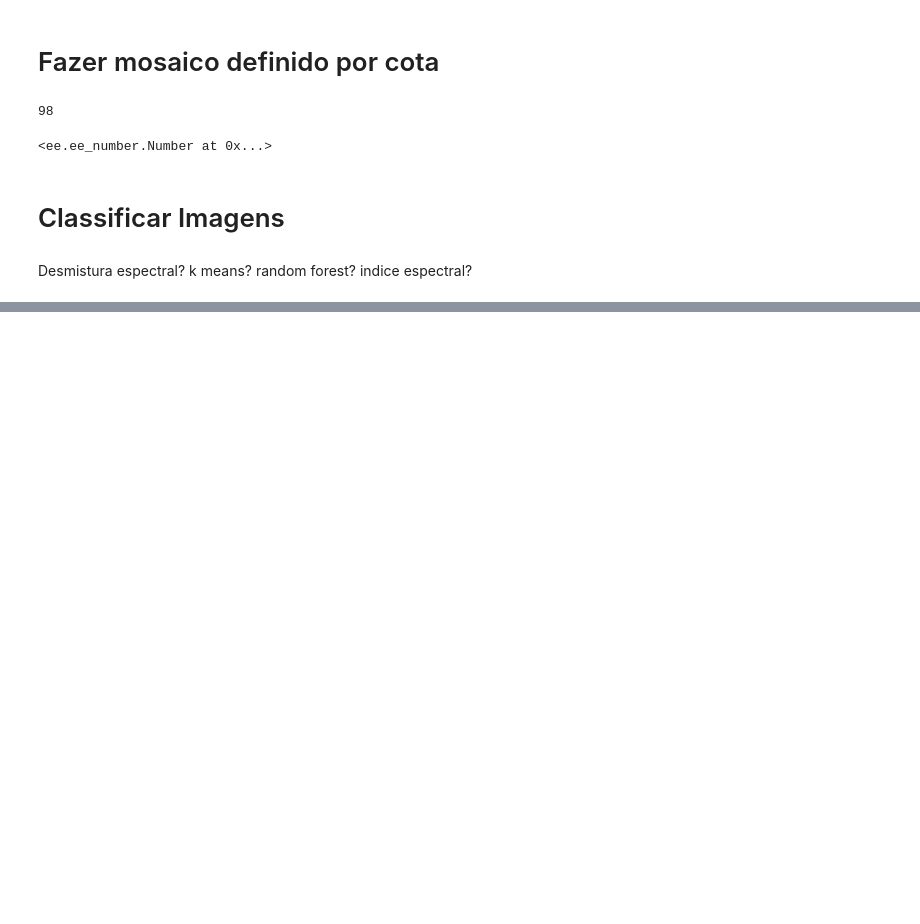
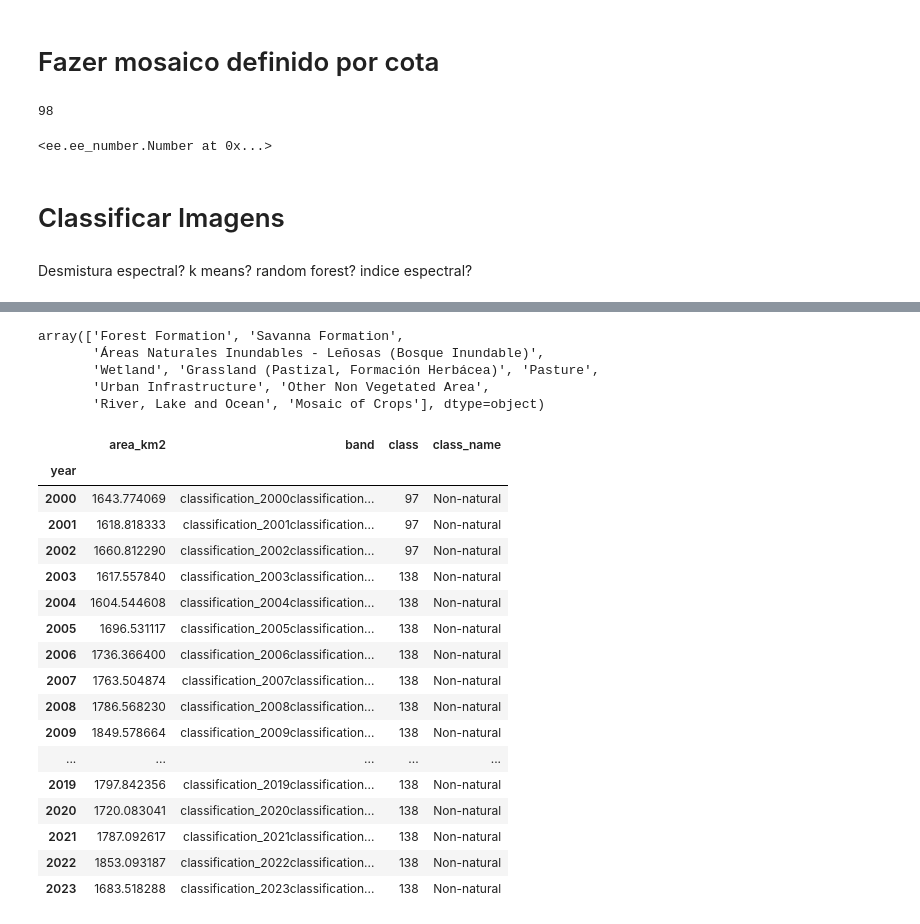
Before and after one commit to larissavaladao/py6s_harmonize_sample, a Jupyter notebook: 5. parameters_by_period/7.land_cover_time_series.ipynb, the cells around one changed output, grey strips where cells are left out. Drawn from its saved outputs; the diff is of its cells as text; code cells hidden in the pictures; blank space fills up the shorter version.

```diff
--- a/5. parameters_by_period/7.land_cover_time_series.ipynb
+++ b/5. parameters_by_period/7.land_cover_time_series.ipynb
@@ -172,0 +197,33 @@ Desmistura espectral? k means? random forest? indice espectral?
+# %%
+df_classes_area['class_name'].unique()
+# %% [output]
+array(['Forest Formation', 'Savanna Formation',
+       'Áreas Naturales Inundables - Leñosas (Bosque Inundable)',
+       'Wetland', 'Grassland (Pastizal, Formación Herbácea)', 'Pasture',
+       'Urban Infrastructure', 'Other Non Vegetated Area',
+       'River, Lake and Ocean', 'Mosaic of Crops'], dtype=object)
+# %%
+dados_non_nat = df_classes_area.loc[df_classes_area['class_name'].isin(['Pasture',
+       'Urban Infrastructure', 'Other Non Vegetated Area','Mosaic of Crops','River, Lake and Ocean'])].copy()
+dados_non_nat = dados_non_nat.groupby(by=['year']).sum()
+dados_non_nat['class_name'] = 'Non-natural'
+dados_non_nat
+# %% [output]
+|  | area_km2 | band | class | class_name |
+| year |  |  |  |  |
+| 2000 | 1643.774069 | classification_2000classification... | 97 | Non-natural |
+| 2001 | 1618.818333 | classification_2001classification... | 97 | Non-natural |
+| 2002 | 1660.812290 | classification_2002classification... | 97 | Non-natural |
+| 2003 | 1617.557840 | classification_2003classification... | 138 | Non-natural |
+| 2004 | 1604.544608 | classification_2004classification... | 138 | Non-natural |
+| 2005 | 1696.531117 | classification_2005classification... | 138 | Non-natural |
+| 2006 | 1736.366400 | classification_2006classification... | 138 | Non-natural |
+| 2007 | 1763.504874 | classification_2007classification... | 138 | Non-natural |
+| 2008 | 1786.568230 | classification_2008classification... | 138 | Non-natural |
+| 2009 | 1849.578664 | classification_2009classification... | 138 | Non-natural |
+| ... | ... | ... | ... | ... |
+| 2019 | 1797.842356 | classification_2019classification... | 138 | Non-natural |
+| 2020 | 1720.083041 | classification_2020classification... | 138 | Non-natural |
+| 2021 | 1787.092617 | classification_2021classification... | 138 | Non-natural |
+| 2022 | 1853.093187 | classification_2022classification... | 138 | Non-natural |
+| 2023 | 1683.518288 | classification_2023classification... | 138 | Non-natural |
```
Also changed, not shown: parts of 6 cells of this notebook.
